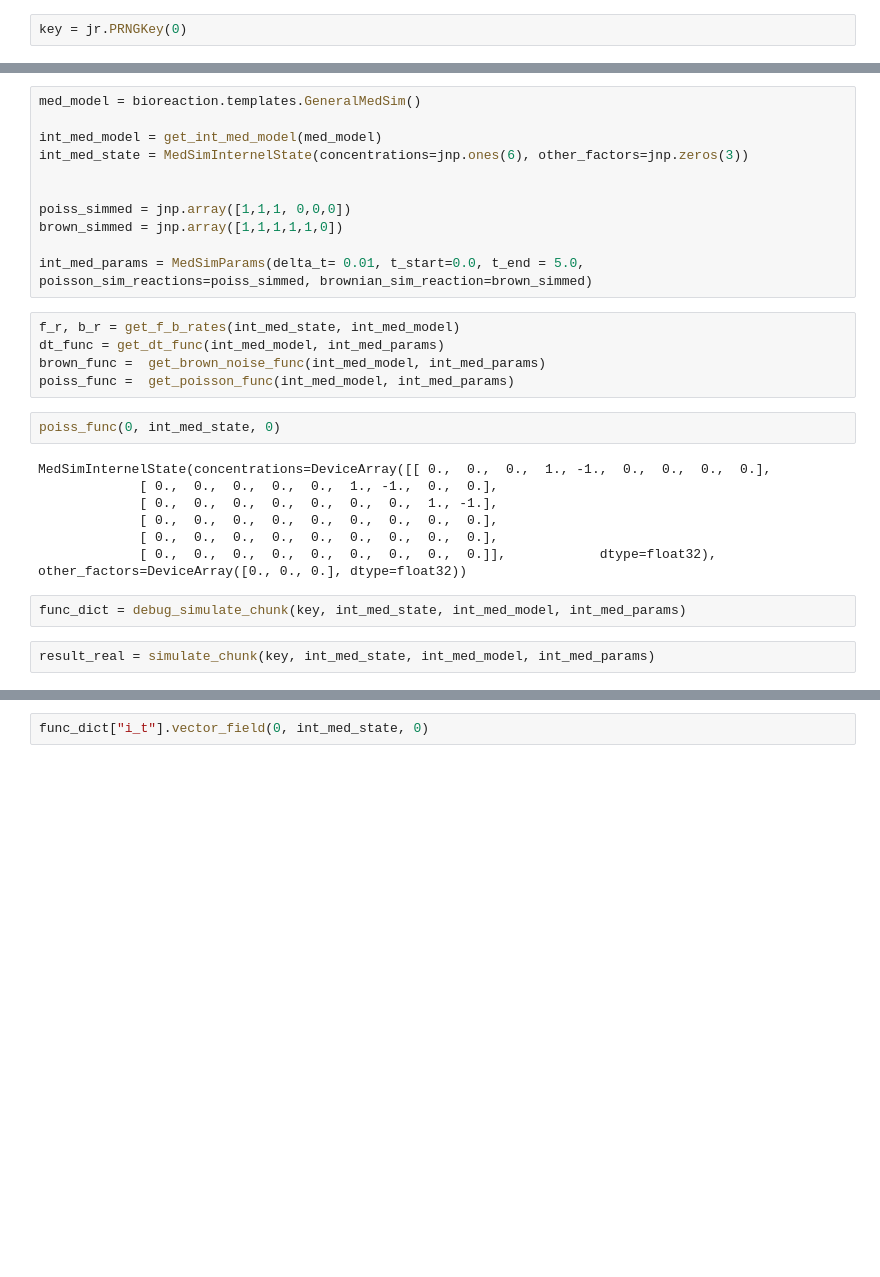
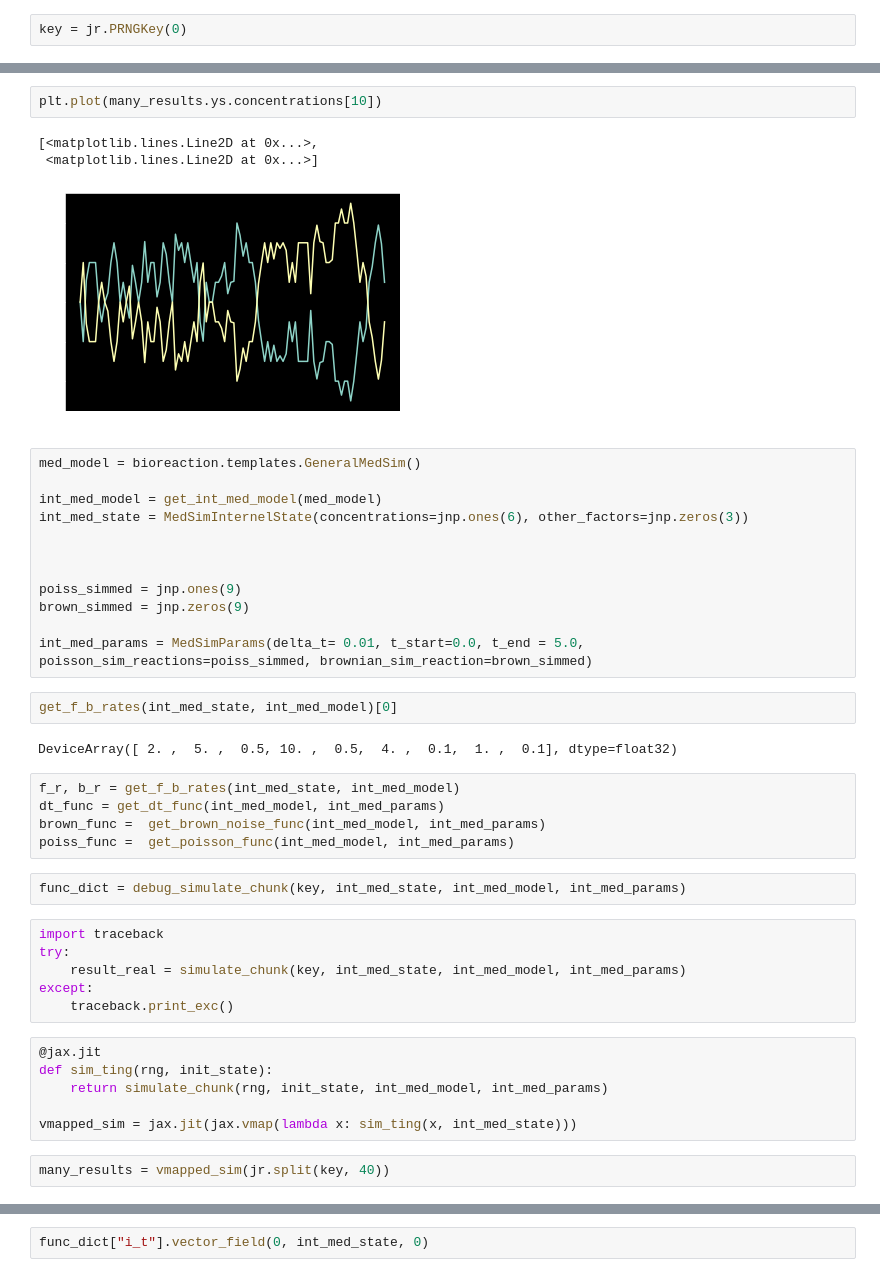
Before and after one commit to Steel-Lab-Oxford/core-bioreaction-simulation, a Jupyter notebook: notebooks/new_sim_workbench.ipynb, the cells around one changed output, grey strips where cells are left out. Drawn from its saved outputs; the diff is of its cells as text; blank space fills up the shorter version.

```diff
--- a/notebooks/new_sim_workbench.ipynb
+++ b/notebooks/new_sim_workbench.ipynb
@@ -23,3 +82,9 @@ key = jr.PRNGKey(0)
+# %%
+plt.plot(many_results.ys.concentrations[10])
+# %% [output]
+[<matplotlib.lines.Line2D at 0x...>,
+ <matplotlib.lines.Line2D at 0x...>]
+[figure, added]
 # %%
 med_model = bioreaction.templates.GeneralMedSim()
 
@@ -27,25 +92,33 @@ int_med_model = get_int_med_model(med_model)
 int_med_state = MedSimInternelState(concentrations=jnp.ones(6), other_factors=jnp.zeros(3))
 
 
-poiss_simmed = jnp.array([1,1,1, 0,0,0])
-brown_simmed = jnp.array([1,1,1,1,1,0])
+
+poiss_simmed = jnp.ones(9)
+brown_simmed = jnp.zeros(9)
 
 int_med_params = MedSimParams(delta_t= 0.01, t_start=0.0, t_end = 5.0, poisson_sim_reactions=poiss_simmed, brownian_sim_reaction=brown_simmed)
+# %%
+get_f_b_rates(int_med_state, int_med_model)[0]
+# %% [output]
+DeviceArray([ 2. ,  5. ,  0.5, 10. ,  0.5,  4. ,  0.1,  1. ,  0.1], dtype=float32)
 # %%
 f_r, b_r = get_f_b_rates(int_med_state, int_med_model)
 dt_func = get_dt_func(int_med_model, int_med_params)
 brown_func =  get_brown_noise_func(int_med_model, int_med_params)
 poiss_func =  get_poisson_func(int_med_model, int_med_params)
-# %%
-poiss_func(0, int_med_state, 0)
-# %% [output]
-MedSimInternelState(concentrations=DeviceArray([[ 0.,  0.,  0.,  1., -1.,  0.,  0.,  0.,  0.],
-             [ 0.,  0.,  0.,  0.,  0.,  1., -1.,  0.,  0.],
-             [ 0.,  0.,  0.,  0.,  0.,  0.,  0.,  1., -1.],
-             [ 0.,  0.,  0.,  0.,  0.,  0.,  0.,  0.,  0.],
-             [ 0.,  0.,  0.,  0.,  0.,  0.,  0.,  0.,  0.],
-             [ 0.,  0.,  0.,  0.,  0.,  0.,  0.,  0.,  0.]],            dtype=float32), other_factors=DeviceArray([0., 0., 0.], dtype=float32))
 # %%
 func_dict = debug_simulate_chunk(key, int_med_state, int_med_model, int_med_params)
 # %%
-result_real = simulate_chunk(key, int_med_state, int_med_model, int_med_params)
+import traceback
+try:
+    result_real = simulate_chunk(key, int_med_state, int_med_model, int_med_params)
+except:
+    traceback.print_exc()
+# %%
+@jax.jit
+def sim_ting(rng, init_state):
+    return simulate_chunk(rng, init_state, int_med_model, int_med_params)
+
+vmapped_sim = jax.jit(jax.vmap(lambda x: sim_ting(x, int_med_state)))
+# %%
+many_results = vmapped_sim(jr.split(key, 40))
```
Also changed, not shown: parts of 9 cells of this notebook, 4 other files.
